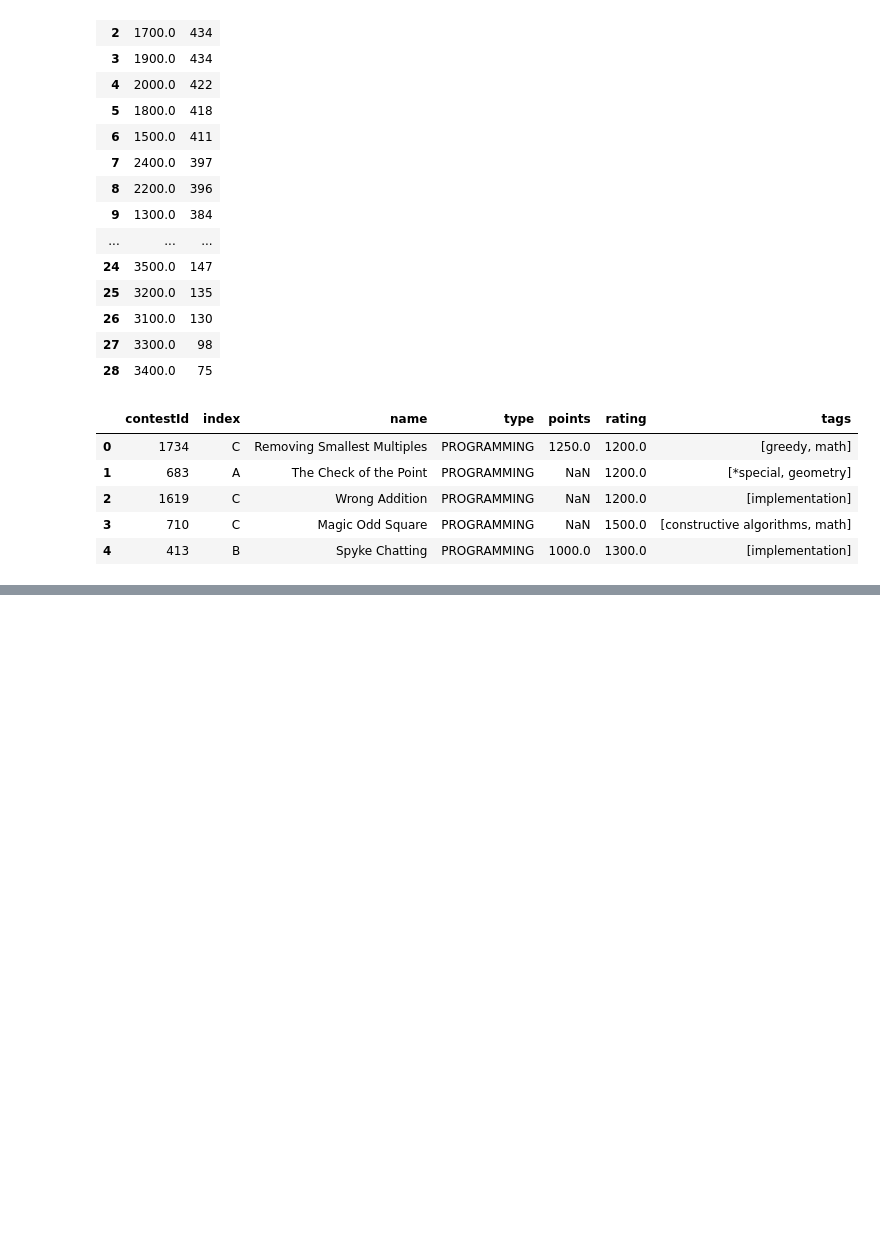
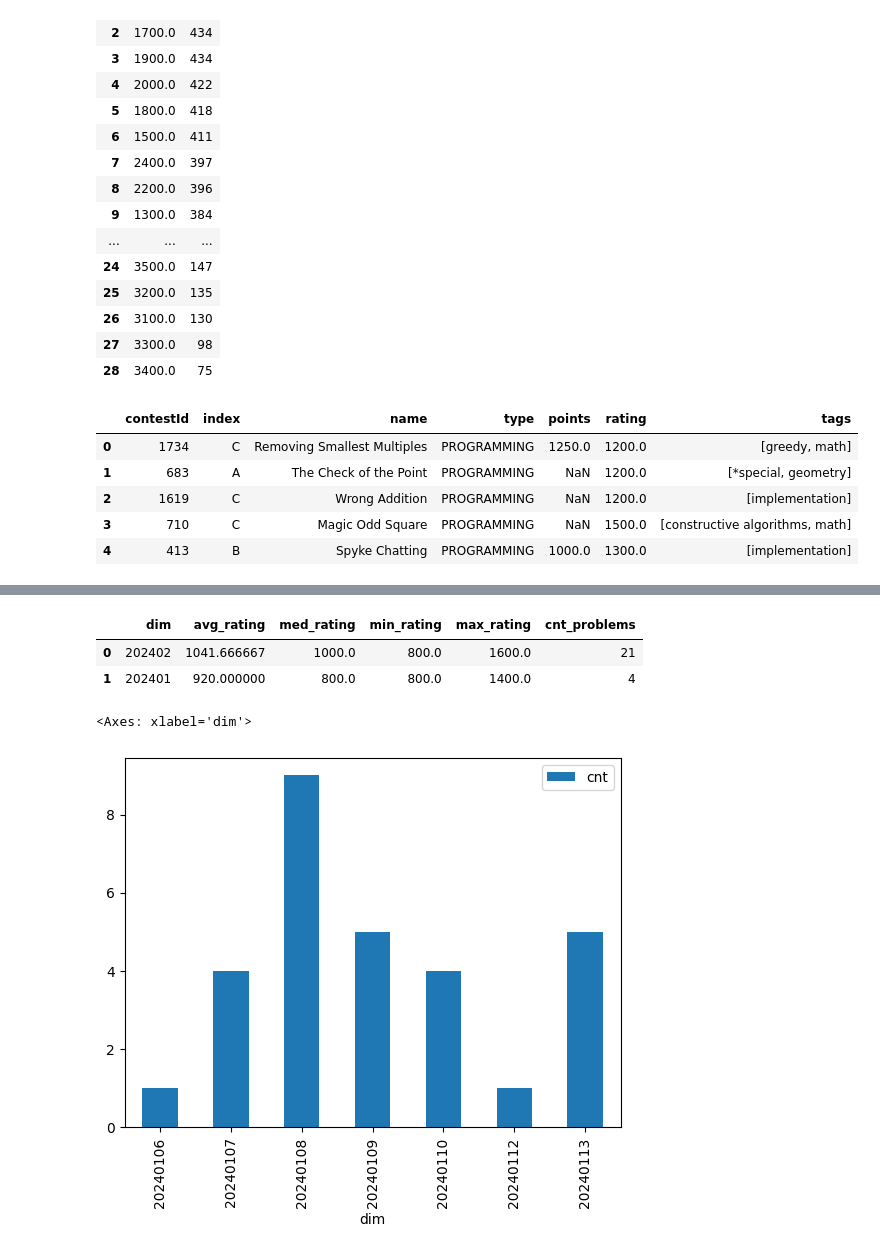
Before and after one commit to sh19910711/memo, a Jupyter notebook: codeforces.com/memo.ipynb, the cells around one changed output, grey strips where cells are left out. Drawn from its saved outputs; the diff is of its cells as text; code cells hidden in the pictures; blank space fills up the shorter version.

```diff
--- a/codeforces.com/memo.ipynb
+++ b/codeforces.com/memo.ipynb
@@ -324,0 +397,52 @@ for _, r in duckdb.connect().execute(query).df().iterrows():
+# %%
+duckdb.connect().execute(
+'''
+    select
+        dim,
+        avg(rating) as avg_rating,
+        median(rating) as med_rating,
+        min(rating) as min_rating,
+        max(rating) as max_rating,
+        count(distinct problem_id) as cnt_problems,
+    from
+        (select
+            strftime(created_at, '%Y%W') as dim,
+            *
+        from
+            df5
+        where
+            year(created_at) >= 2024
+        )
+    group by
+        dim
+'''
+).df()
+# %% [output]
+|  | dim | avg_rating | med_rating | min_rating | max_rating | cnt_problems |
+| 0 | 202402 | 1041.666667 | 1000.0 | 800.0 | 1600.0 | 21 |
+| 1 | 202401 | 920.000000 | 800.0 | 800.0 | 1400.0 | 4 |
+# %%
+duckdb.connect().execute(
+'''
+    select
+        dim,
+        count(1) as cnt,
+    from
+        (select
+            -- strftime(created_at, '%Y%W') as dim,
+            strftime(created_at, '%Y%m%d') as dim,
+            *
+        from
+            df5
+        where
+            year(created_at) >= 2024
+        )
+    group by
+        dim
+    order by
+        dim
+'''
+).df().plot.bar(x='dim', y='cnt')
+# %% [output]
+<Axes: xlabel='dim'>
+[figure, added]
```
Also changed, not shown: parts of 5 cells of this notebook, 3 other files.
